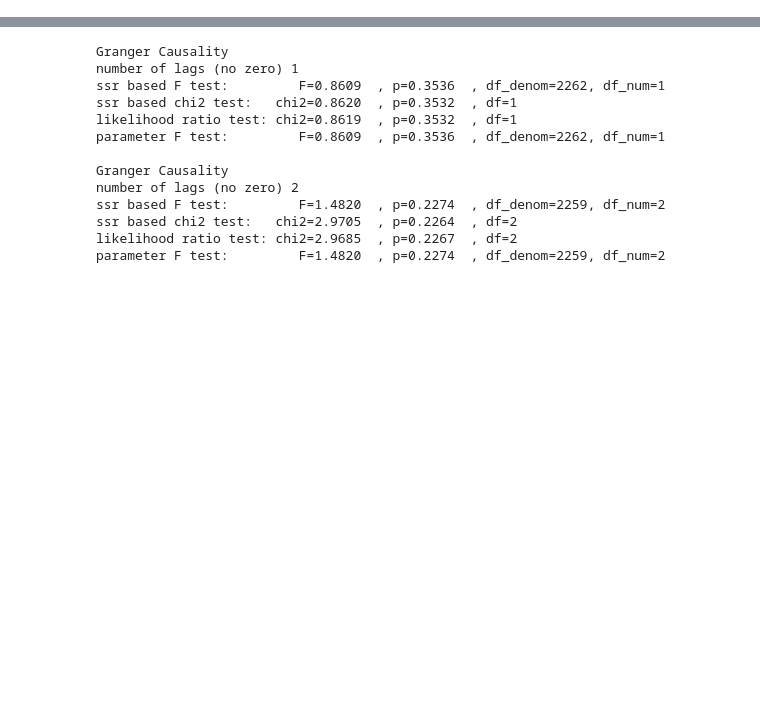
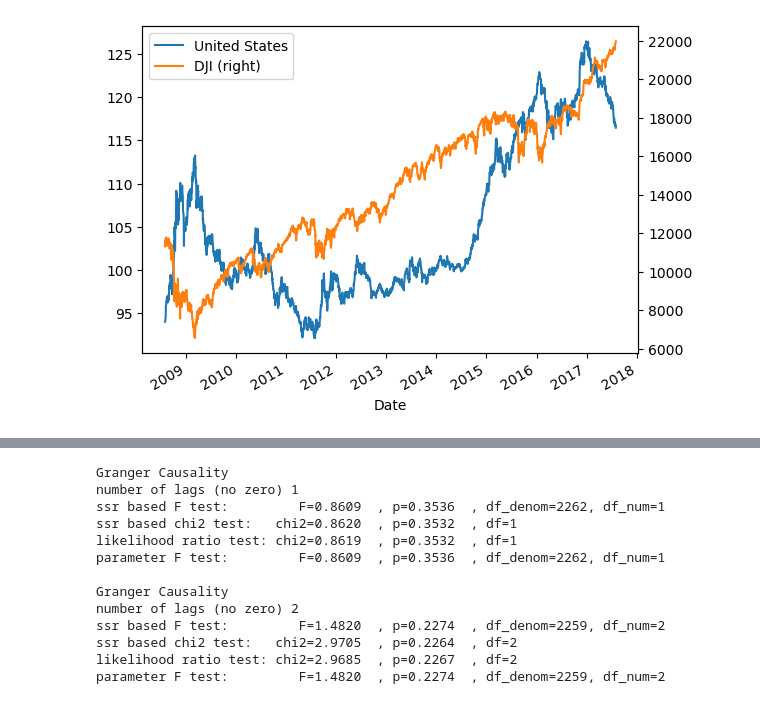
Before and after one commit to etertech/econometrics-python, a Jupyter notebook: Granger causality test/Granger causality test between stock price index and exchange rate for different countries.ipynb, the cells around one changed output, grey strips where cells are left out. Saved outputs shown, nothing was run; the diff lists cells and outputs as text; code cells hidden in the pictures; blank space fills up the shorter version.

Commit message:
finish plot in Granger causality

```diff
--- a/Granger causality test/Granger causality test between stock price index and exchange rate for different countries.ipynb
+++ b/Granger causality test/Granger causality test between stock price index and exchange rate for different countries.ipynb
@@ -16,8 +16,8 @@ start_time = "2008-08-01"
 end_time = "2017-08-01"
 
 #Read data from files
-dji =  pd.read_excel(file_name_dji,dtype=str,header=0,parse_dates=['Date'],index_col='Date').sort_index()
-exchange_rate = pd.read_excel(file_name_exchange_rate,dtype=str,header=0,parse_dates=['Date'],index_col='Date').sort_index().dropna()
+dji =  pd.read_excel(file_name_dji,dtype=np.float64,header=0,parse_dates=['Date'],index_col='Date').sort_index()
+exchange_rate = pd.read_excel(file_name_exchange_rate,dtype=np.float64,header=0,parse_dates=['Date'],index_col='Date').sort_index().dropna()
 
 #Get the data between given interval of time
 dji_interval=dji.loc[start_time:end_time]
@@ -27,0 +47,4 @@ df_merge=pd.merge(dji_interval,exchange_rate_interval, how='inner', left_index=T
+# %%
+plt=df_merge.plot(y=["United States","DJI"],secondary_y=["DJI"])
+# %% [output]
+[figure, added]
```
Also changed, not shown: parts of 7 cells of this notebook.
